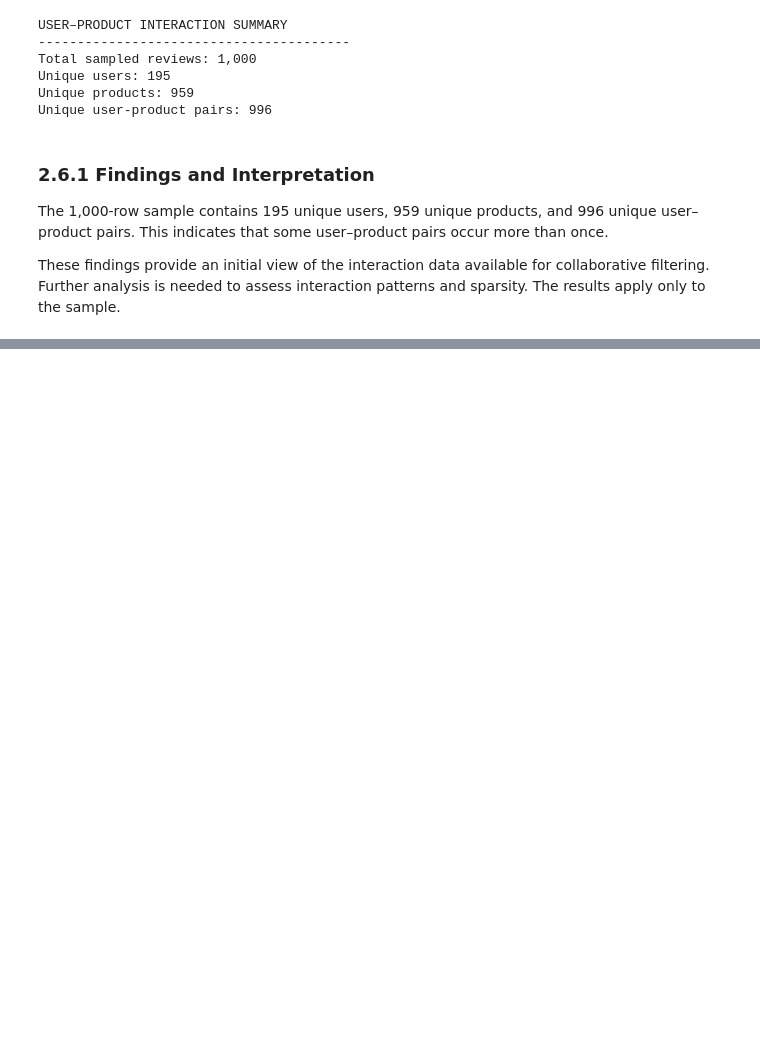
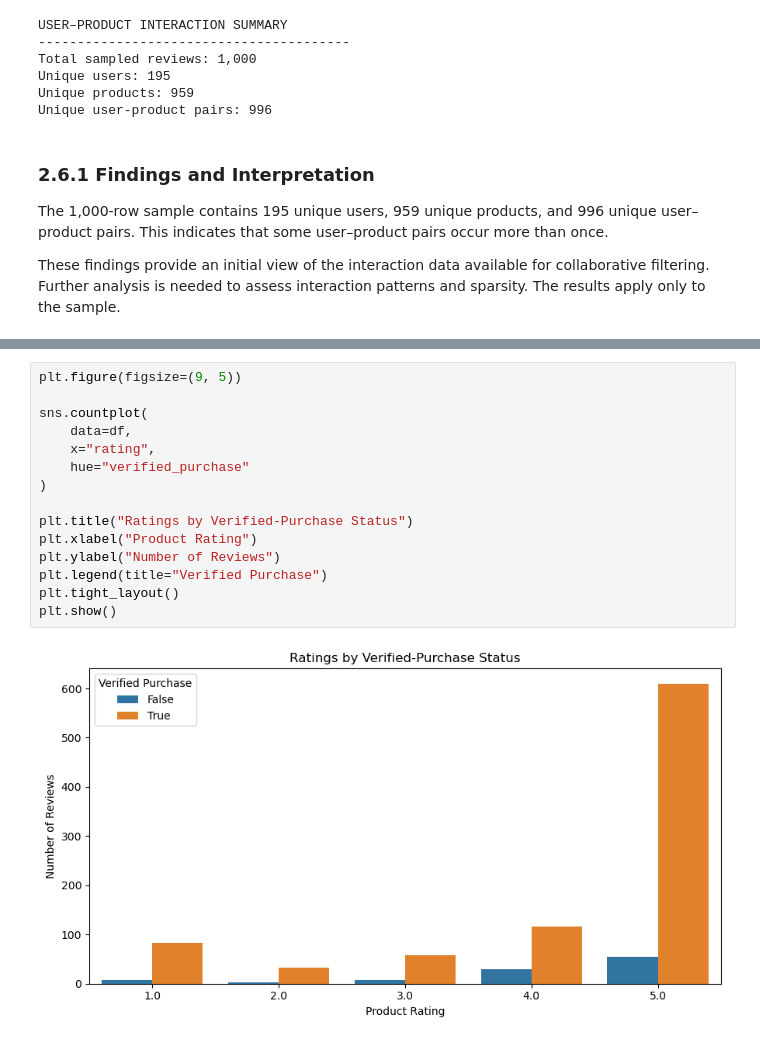
Before and after one commit to arnokboi-commits/amazon_recommendation_system, a Jupyter notebook: notebooks/phase1_ingestion.ipynb, the cells around one changed output, grey strips where cells are left out. Cells and saved outputs as stored; diff of their text form; blank space fills up the shorter version.

```diff
--- a/notebooks/phase1_ingestion.ipynb
+++ b/notebooks/phase1_ingestion.ipynb
@@ -550,0 +797,17 @@ These findings provide an initial view of the interaction data available for col
+# %%
+plt.figure(figsize=(9, 5))
+
+sns.countplot(
+    data=df,
+    x="rating",
+    hue="verified_purchase"
+)
+
+plt.title("Ratings by Verified-Purchase Status")
+plt.xlabel("Product Rating")
+plt.ylabel("Number of Reviews")
+plt.legend(title="Verified Purchase")
+plt.tight_layout()
+plt.show()
+# %% [output]
+[figure, added]
```
Also changed, not shown: parts of 58 cells of this notebook.
